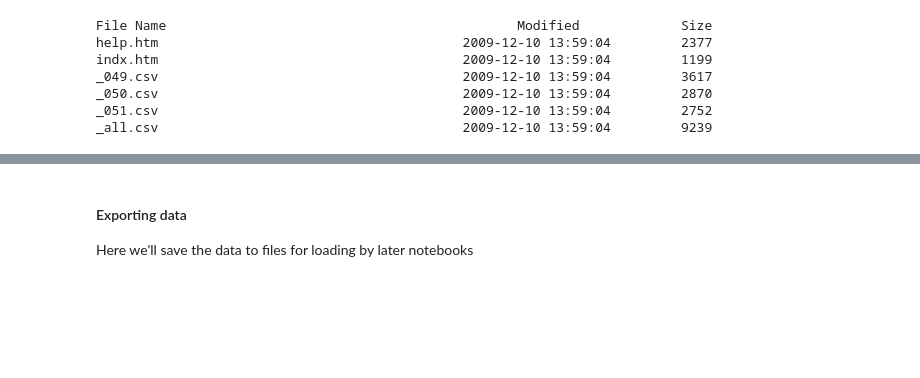
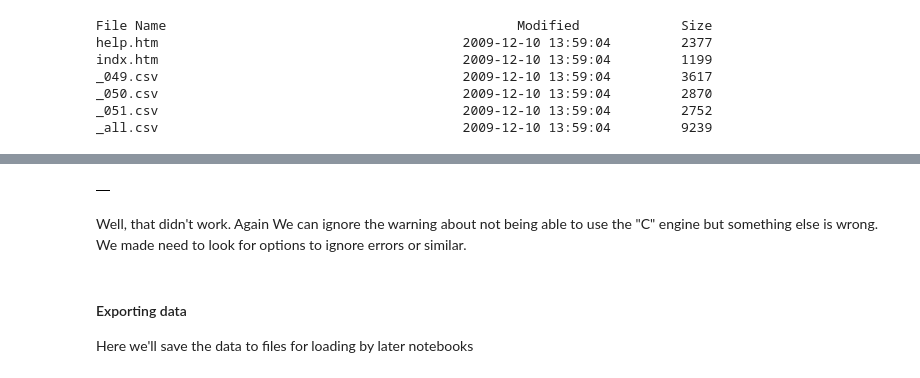
Before and after one commit to sbBEM/cap2, a Jupyter notebook: notebooks/cap2_NB01.ipynb, the cells around one changed output, grey strips where cells are left out. Drawn from its saved outputs; the diff is of its cells as text; code cells hidden in the pictures; blank space fills up the shorter version.

```diff
--- a/notebooks/cap2_NB01.ipynb
+++ b/notebooks/cap2_NB01.ipynb
@@ -503,3 +527,19 @@ Footnote
+# %%
+#Let's try adding:
+#skipfooter=number of lines to skip at the end (check if it needs to count the blank line at the end)
+#header=6 (the 7th row contains the column names we are interested in)
+#skiprows=number of lines to skip (check if it starts counting after the header)
+cropdf = pd.DataFrame()
+for csvname in nonoverlapping_names:
+    cropdf.append( pd.read_csv(archive.open(csvname), header=6, skipfooter=5, skiprows=2) )
+# %%
+cropdf
+# %% [output]
+|  |
+# %% [markdown]
+Well, that didn't work. Again
+We can ignore the warning about not being able to use the "C" engine but something else is wrong.
+We made need to look for options to ignore errors or similar.
 # %% [markdown]
 #### Exporting data <a name="Exportingdata"></a>
 
```
Also changed, not shown: parts of 14 cells of this notebook.
